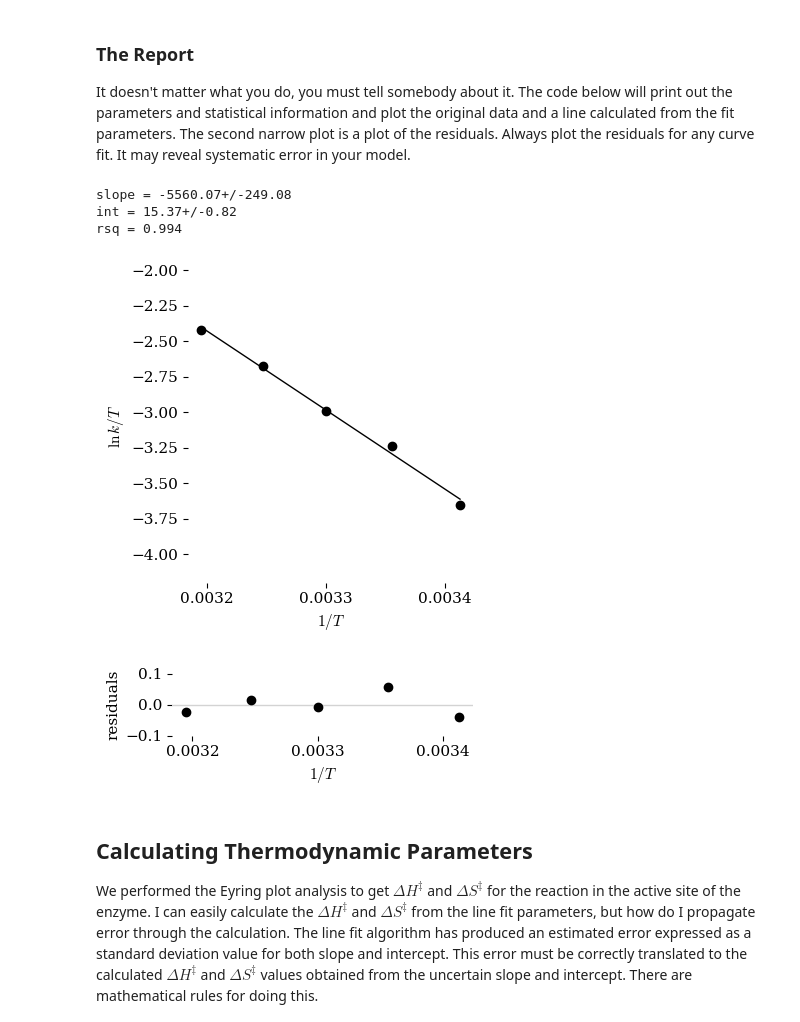
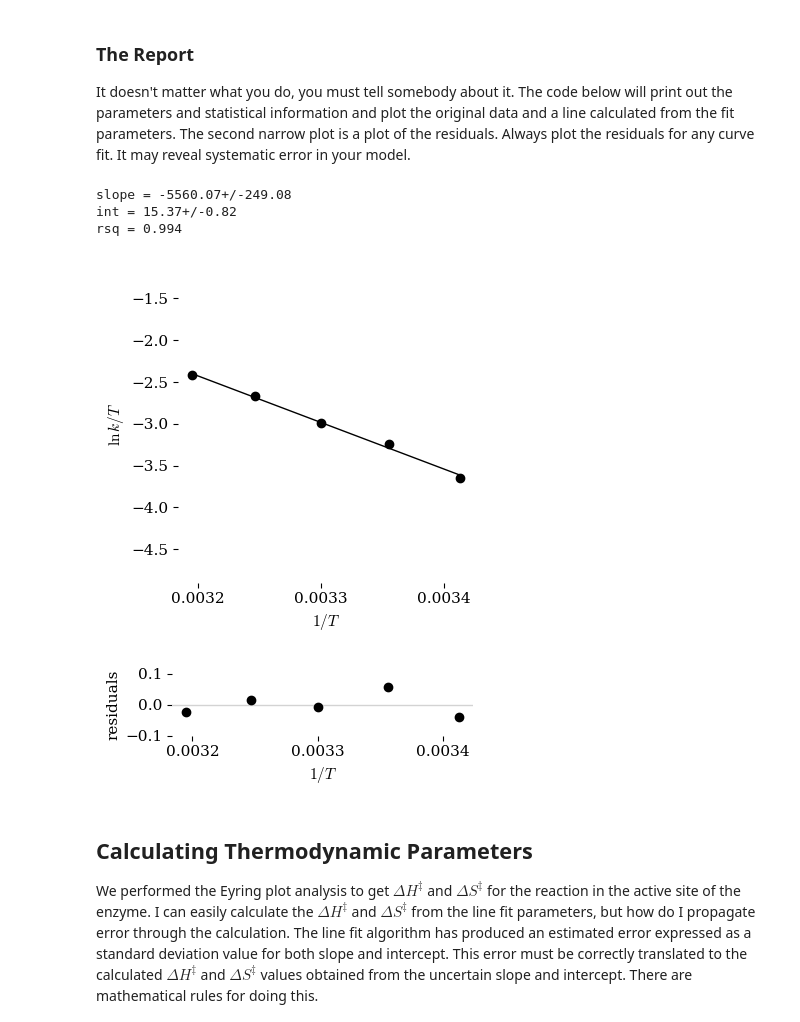
Before and after one commit to blinkletter/PythonPresentation, a Jupyter notebook: 03A-Eyring_Exercises_1_simple.ipynb, the cells around one changed output. Saved outputs shown, nothing was run; the diff lists cells and outputs as text; code cells hidden in the pictures.

```diff
--- a/03A-Eyring_Exercises_1_simple.ipynb
+++ b/03A-Eyring_Exercises_1_simple.ipynb
@@ -83,35 +83,35 @@ best_fit_y = slope * x + intercept   # calculate y-values using fit parameters
 ### Plot data and line-fit
 plt.rcdefaults()
 plt.style.use(location_styles + "tufte.mplstyle")
 plt.figure(figsize=size)
 
 plt.plot(x,y,"ko")                    # plot data with black circle
 plt.plot(x,best_fit_y,"k-")           # plot fit line with black line
 plt.xticks([0.0032,0.0033,0.0034])    # there were too many x labels
-plt.ylim(-4.2,-2.0)
+plt.ylim(-4.9,-1.1)
 
 plt.xlabel(r"${1/T}$")
 plt.ylabel(r"$\ln{k/T}$")
 plt.savefig("plots/3A-00.pdf")
 plt.show()                            # show plot (and clear)
 
 ### Plot the residuals
 residuals = y - best_fit_y            # difference between data and line-fit
 plt.figure(figsize=size).set_figheight(1.5)       # set plot height to 1 inch
 plt.axhline(0, color='lightgray')       # plot a horizontal line
 plt.plot(x,residuals,"ko")
 plt.xticks([0.0032,0.0033,0.0034])    # there were too many x labels
 plt.ylim(-.1,.1)
 plt.xlabel(r"${1/T}$")
 plt.ylabel(r"residuals")
 
 plt.savefig("plots/3A-01.pdf")
 plt.show()
 # %% [output]
 slope = -5560.07+/-249.08
 int = 15.37+/-0.82
 rsq = 0.994
-[figure, old version]
+[figure, new version]
 [figure]
 # %% [markdown]
 ## Calculating Thermodynamic Parameters
```
Also changed, not shown: parts of 6 cells of this notebook, 26 other files.
